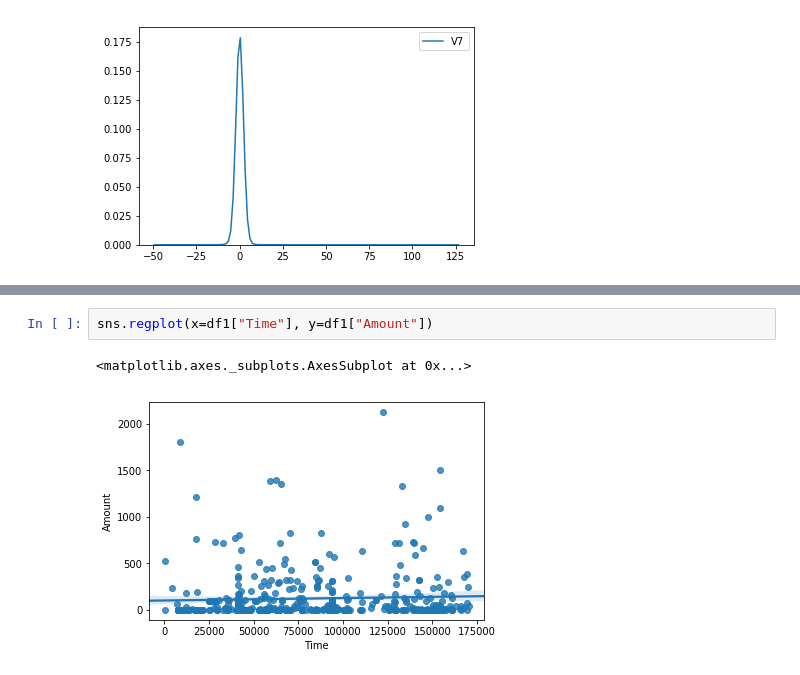
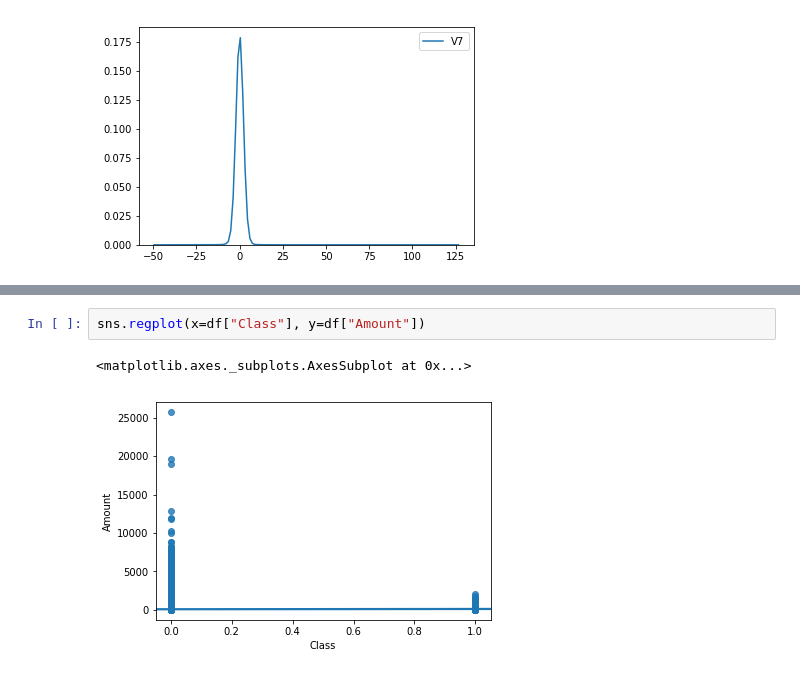
Before and after one commit to harineem1/Springboard01, a Jupyter notebook: Capstone/Capstone 1/Code/CreditCardDataStorytelling1.ipynb, the cells around one changed output, grey strips where cells are left out. Drawn from its saved outputs; the diff is of its cells as text.

```diff
--- a/Capstone/Capstone 1/Code/CreditCardDataStorytelling1.ipynb
+++ b/Capstone/Capstone 1/Code/CreditCardDataStorytelling1.ipynb
@@ -126,5 +161,5 @@ sns.regplot(x=df0["Time"], y=df0["Amount"])
 # %%
-sns.regplot(x=df1["Time"], y=df1["Amount"])
+sns.regplot(x=df["Class"], y=df["Amount"])
 # %% [output]
 <matplotlib.axes._subplots.AxesSubplot at 0x...>
-[figure, old version]
+[figure, new version]
```
Also changed, not shown: parts of 25 cells of this notebook.
